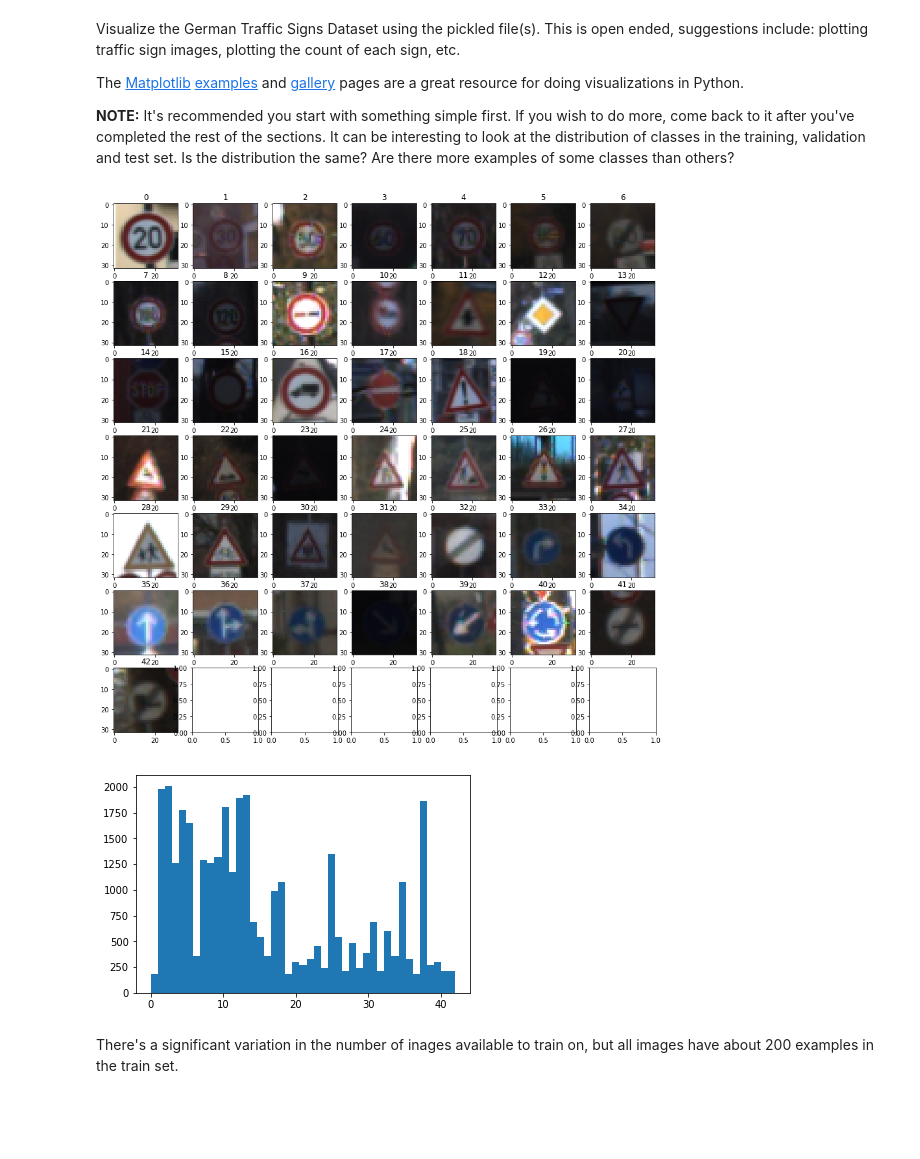
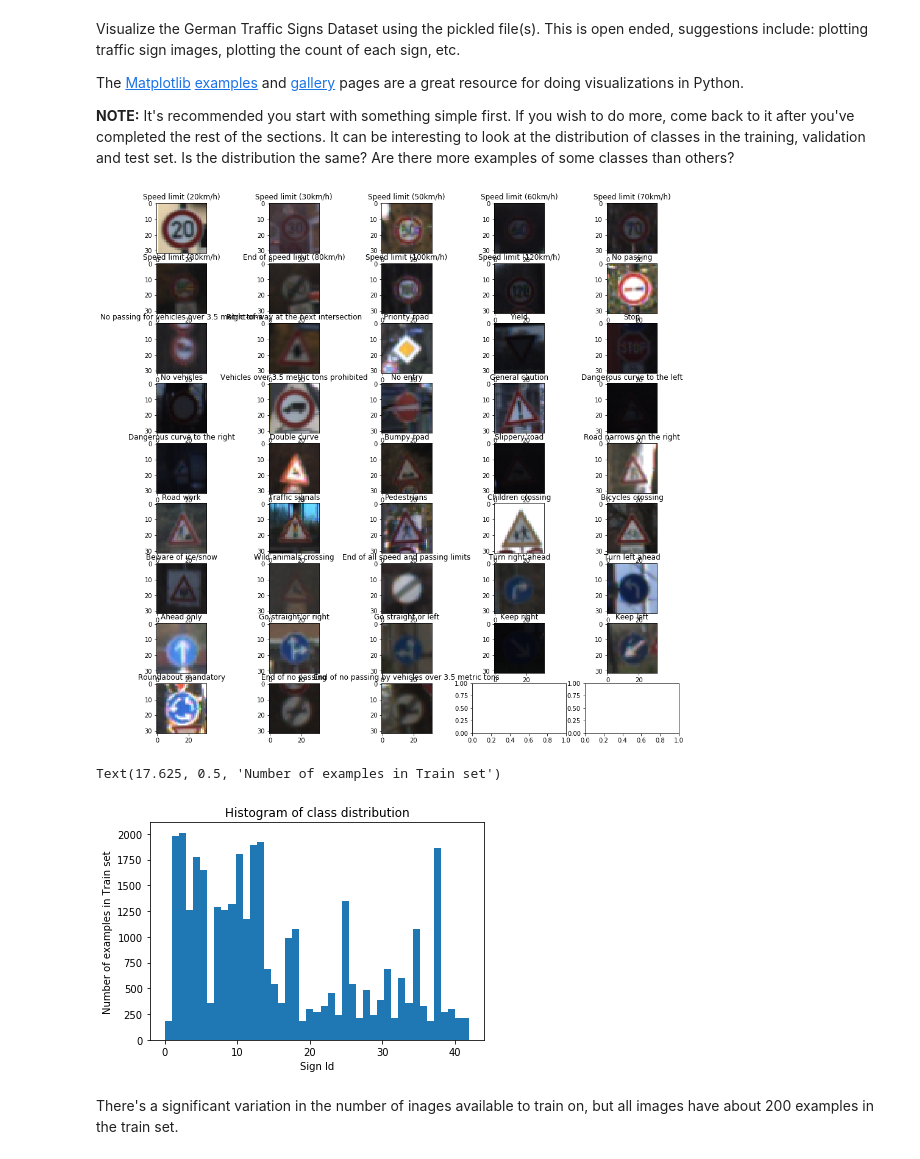
Before and after one commit to AndrewWalker251/traffic_sign_classifier, a Jupyter notebook: Traffic_Sign_Classifier.ipynb, the cells around one changed output. Saved outputs shown, nothing was run; the diff lists cells and outputs as text; code cells hidden in the pictures; blank space fills up the shorter version.

```diff
--- a/Traffic_Sign_Classifier.ipynb
+++ b/Traffic_Sign_Classifier.ipynb
@@ -94,41 +94,52 @@ Visualize the German Traffic Signs Dataset using the pickled file(s). This is op
 The [Matplotlib](http://matplotlib.org/) [examples](http://matplotlib.org/examples/index.html) and [gallery](http://matplotlib.org/gallery.html) pages are a great resource for doing visualizations in Python.
 
 **NOTE:** It's recommended you start with something simple first. If you wish to do more, come back to it after you've completed the rest of the sections. It can be interesting to look at the distribution of classes in the training, validation and test set. Is the distribution the same? Are there more examples of some classes than others?
+# %%
+import pandas as pd
+sign_names = pd.read_csv('signnames.csv')
 # %%
 ### Data exploration visualization code goes here.
 ### Feel free to use as many code cells as needed.
 import matplotlib.pyplot as plt
+import math
 # Visualizations will be shown in the notebook.
 %matplotlib inline
 
 # Print an example of all 43 cases
 
-fig, axs = plt.subplots(7, 7, figsize=(10,10))
-fig.set_size_inches(15, 15)
+cols = 5
+rows = math.ceil(n_classes/cols)
+
+fig, axs = plt.subplots(rows,cols , figsize=(10,10))
+fig.set_size_inches(16, 16)
 
 for sign_id in range(0, n_classes):
 
-    row = sign_id//7
-    column = sign_id % 7
+    row = sign_id//cols
+    column = sign_id % cols
 
     # find an index associated to that id
     index_chosen = np.where(y_train == sign_id)[0][0]
     image = X_train[index_chosen].squeeze()
     # print out the image
-    axs[row, column].imshow(image)
-    axs[row, column].set_title(sign_id)
+    axs[row, column].imshow(image, cmap='gray')
+    axs[row, column].set_title(sign_names[sign_names['ClassId'] == sign_id]['SignName'].unique()[0])
 
 plt.savefig(r'write_up_examples\example_each_class.jpg')
 # %% [output]
-[figure, old version]
+[figure, new version]
 # %%
 # Distribution of the images. Many of each image are there.
 
 plt.hist(y_train,43)
 
 plt.savefig(r'write_up_examples\histogram_classes.jpg')
+plt.title('Histogram of class distribution')
+plt.xlabel('Sign Id')
+plt.ylabel('Number of examples in Train set')
 # %% [output]
+Text(17.625, 0.5, 'Number of examples in Train set')
-[figure, old version]
+[figure, new version]
 # %% [markdown]
 There's a significant variation in the number of inages available to train on, but all images have about 200 examples in the train set.
 # %% [markdown]
```
Also changed, not shown: parts of 20 cells of this notebook, 7 other files.
